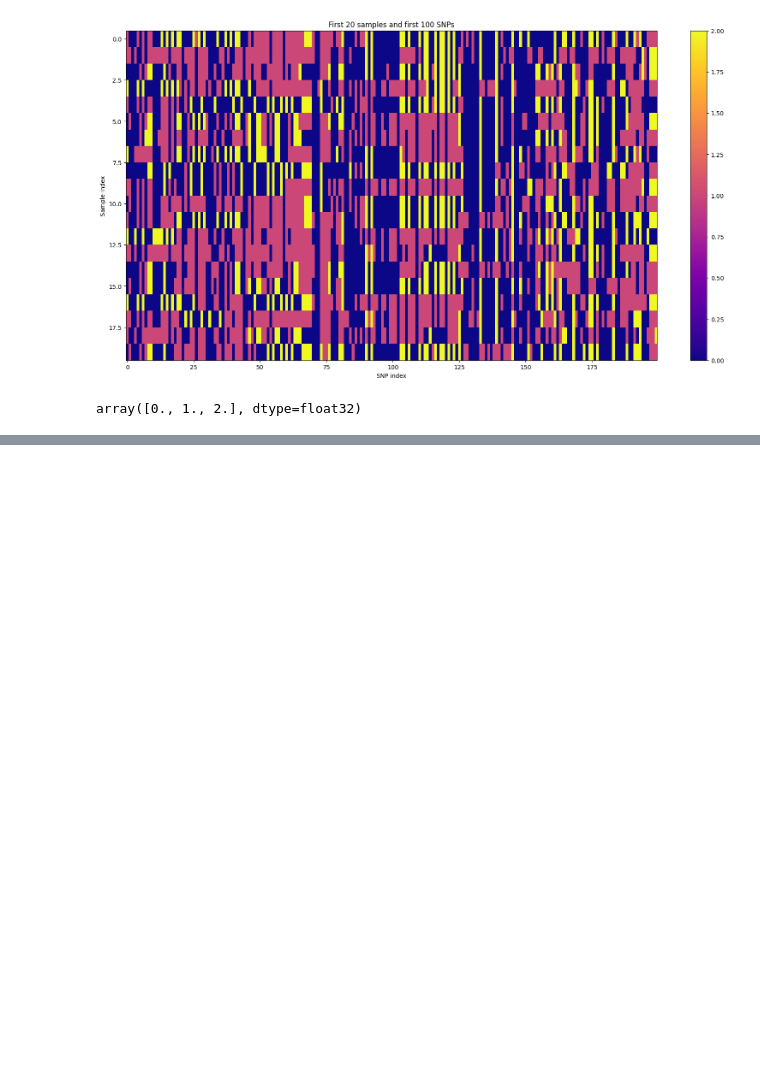
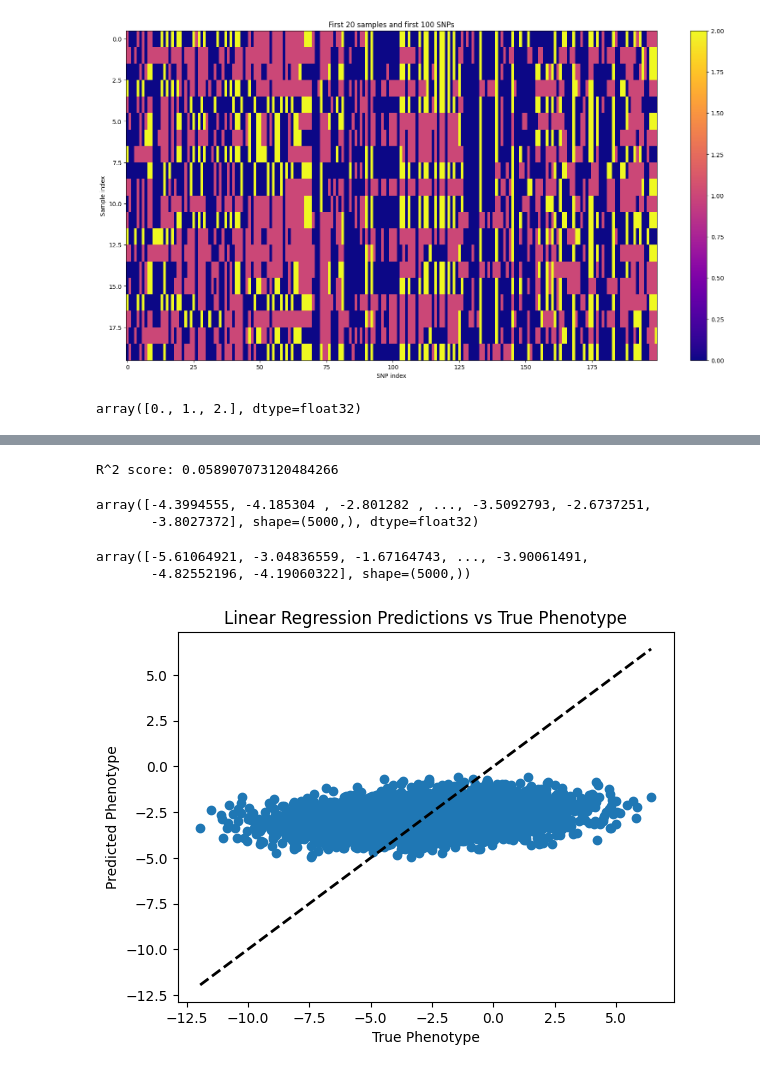
Before and after one commit to ak1376/XPopVAE, a Jupyter notebook: notebooks/inspecting_VAE_output.ipynb, the cells around one changed output, grey strips where cells are left out. Drawn from its saved outputs; the diff is of its cells as text; code cells hidden in the pictures; blank space fills up the shorter version.

```diff
--- a/notebooks/inspecting_VAE_output.ipynb
+++ b/notebooks/inspecting_VAE_output.ipynb
@@ -25,0 +203,11 @@ array([0., 1., 2.], dtype=float32)
+# %%
+# Load in latent_mu for discovery_val and target and train. Stack the discovery_val and discovery_train together and then do a PCA on the combined latent representations.
+latent_mu_discovery_val = np.load("latent_mu_discovery_val.npy")
+latent_mu_discovery_train = np.load("latent_mu_discovery_train.npy")
+latent_mu_target = np.load("latent_mu_target.npy")
+
+combined_latent = np.vstack([latent_mu_discovery_train, latent_mu_discovery_val])
+# %%
+import pickle
+with open('/sietch_colab/akapoor/XPopVAE/experiments/IM_symmetric/simulations/0/rep0/phenotype.pkl', 'rb') as f:
+    phenotype = pickle.load(f)
@@ -25,0 +230,2 @@ array([0., 1., 2.], dtype=float32)
+# %%
+ceu_phenotype = phenotype.loc[phenotype['population'] == 'CEU', 'phenotype']
@@ -25,0 +249,38 @@ array([0., 1., 2.], dtype=float32)
+# %%
+# Train a linear regression model to predict the phenotype. Then take that trained model and evaluate it on the target set. Report the R^2 score.
+from sklearn.linear_model import LinearRegression
+from sklearn.metrics import r2_score
+
+X = combined_latent
+y = ceu_phenotype.values
+
+model = LinearRegression()
+model.fit(X, y)
+
+y_pred = model.predict(X)
+print("R^2 score:", r2_score(y, y_pred))
+# %% [output]
+R^2 score: 0.058907073120484266
+# %%
+# Wait the linear regression gives pretty bad results
+y_pred
+# %% [output]
+array([-4.3994555, -4.185304 , -2.801282 , ..., -3.5092793, -2.6737251,
+       -3.8027372], shape=(5000,), dtype=float32)
+# %%
+y
+# %% [output]
+array([-5.61064921, -3.04836559, -1.67164743, ..., -3.90061491,
+       -4.82552196, -4.19060322], shape=(5000,))
+# %%
+import matplotlib.pyplot as plt
+plt.figure()
+plt.scatter(y, y_pred)
+# Plot the y= x line for reference
+plt.plot([y.min(), y.max()], [y.min(), y.max()], 'k--', lw=2)
+plt.xlabel('True Phenotype')
+plt.ylabel('Predicted Phenotype')
+plt.title('Linear Regression Predictions vs True Phenotype')
+plt.show()
+# %% [output]
+[figure, added]
```
Also changed, not shown: parts of 15 cells of this notebook, 4 other files.
